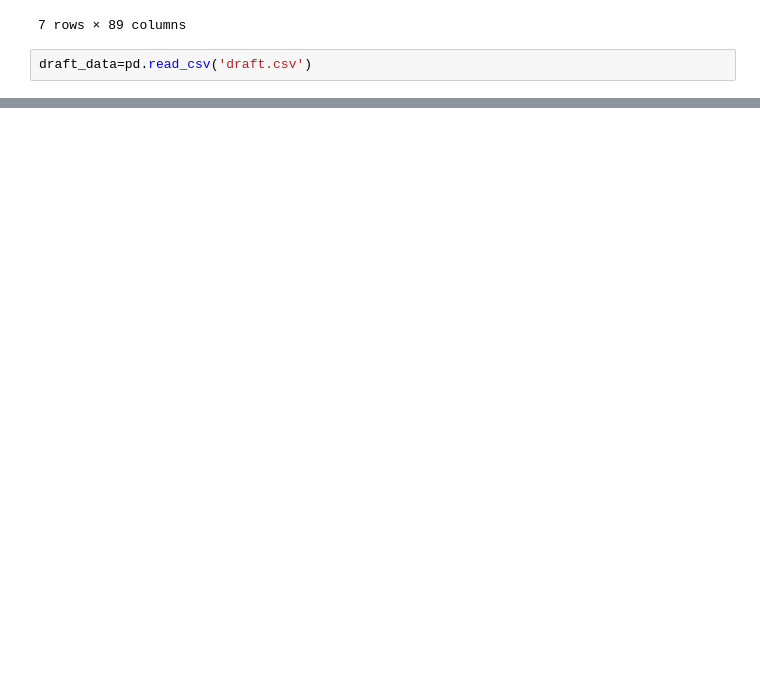
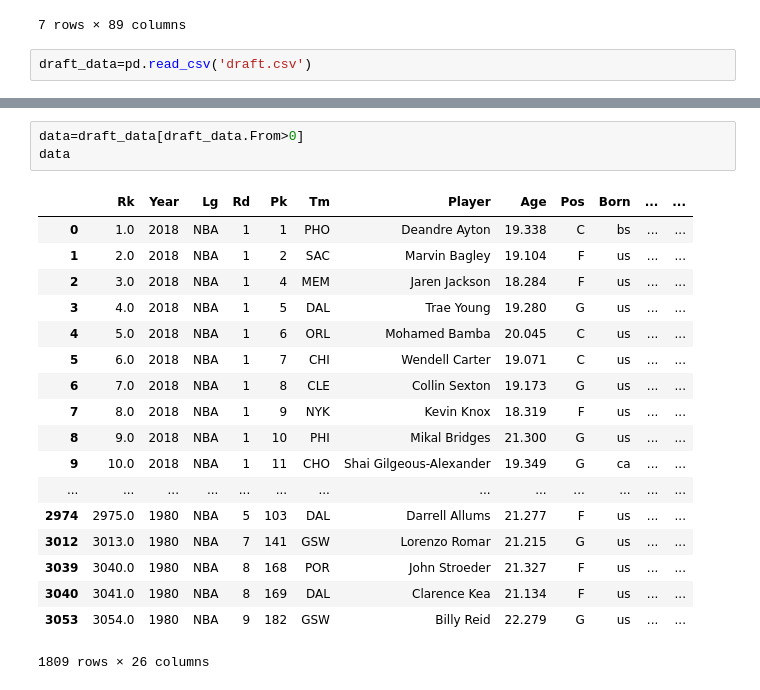
Before and after one commit to timwiede/springboard, a Jupyter notebook: CS1/wrangling.ipynb, the cells around one changed output, grey strips where cells are left out. Saved outputs shown, nothing was run; the diff lists cells and outputs as text; blank space fills up the shorter version.

```diff
--- a/CS1/wrangling.ipynb
+++ b/CS1/wrangling.ipynb
@@ -48,0 +106,22 @@ memory usage: 627.3+ KB
+# %%
+data=draft_data[draft_data.From>0]
+data
+# %% [output]
+|  | Rk | Year | Lg | Rd | Pk | Tm | Player | Age | Pos | Born | ... | ... |
+| 0 | 1.0 | 2018 | NBA | 1 | 1 | PHO | Deandre Ayton | 19.338 | C | bs | ... | ... |
+| 1 | 2.0 | 2018 | NBA | 1 | 2 | SAC | Marvin Bagley | 19.104 | F | us | ... | ... |
+| 2 | 3.0 | 2018 | NBA | 1 | 4 | MEM | Jaren Jackson | 18.284 | F | us | ... | ... |
+| 3 | 4.0 | 2018 | NBA | 1 | 5 | DAL | Trae Young | 19.280 | G | us | ... | ... |
+| 4 | 5.0 | 2018 | NBA | 1 | 6 | ORL | Mohamed Bamba | 20.045 | C | us | ... | ... |
+| 5 | 6.0 | 2018 | NBA | 1 | 7 | CHI | Wendell Carter | 19.071 | C | us | ... | ... |
+| 6 | 7.0 | 2018 | NBA | 1 | 8 | CLE | Collin Sexton | 19.173 | G | us | ... | ... |
+| 7 | 8.0 | 2018 | NBA | 1 | 9 | NYK | Kevin Knox | 18.319 | F | us | ... | ... |
+| 8 | 9.0 | 2018 | NBA | 1 | 10 | PHI | Mikal Bridges | 21.300 | G | us | ... | ... |
+| 9 | 10.0 | 2018 | NBA | 1 | 11 | CHO | Shai Gilgeous-Alexander | 19.349 | G | ca | ... | ... |
+| ... | ... | ... | ... | ... | ... | ... | ... | ... | ... | ... | ... | ... |
+| 2974 | 2975.0 | 1980 | NBA | 5 | 103 | DAL | Darrell Allums | 21.277 | F | us | ... | ... |
+| 3012 | 3013.0 | 1980 | NBA | 7 | 141 | GSW | Lorenzo Romar | 21.215 | G | us | ... | ... |
+| 3039 | 3040.0 | 1980 | NBA | 8 | 168 | POR | John Stroeder | 21.327 | F | us | ... | ... |
+| 3040 | 3041.0 | 1980 | NBA | 8 | 169 | DAL | Clarence Kea | 21.134 | F | us | ... | ... |
+| 3053 | 3054.0 | 1980 | NBA | 9 | 182 | GSW | Billy Reid | 22.279 | G | us | ... | ... |
+1809 rows × 26 columns
```
Also changed, not shown: parts of 37 cells of this notebook, 4 other files.
